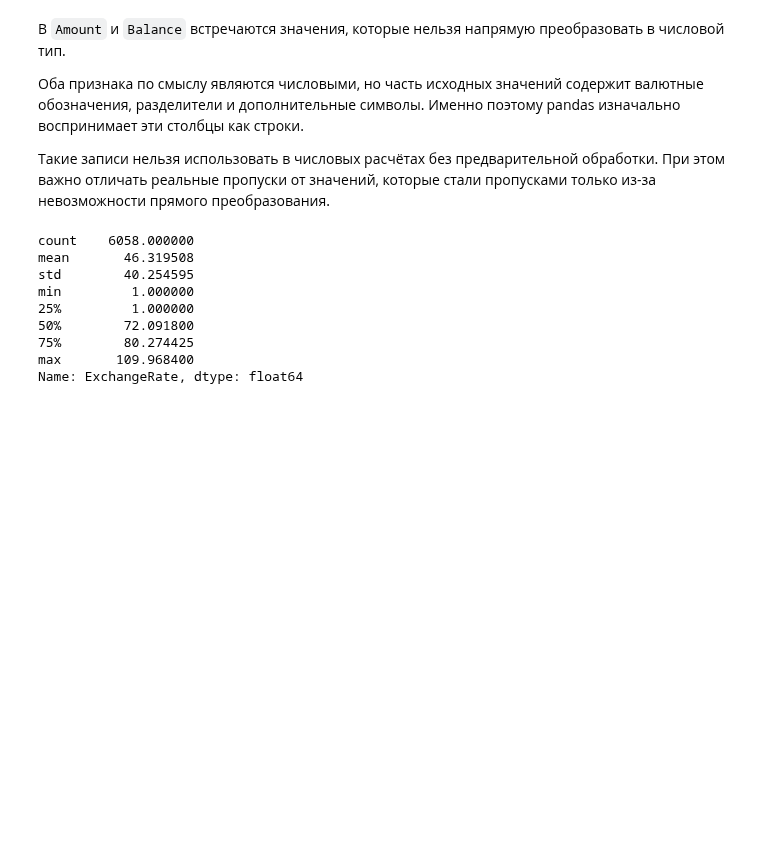
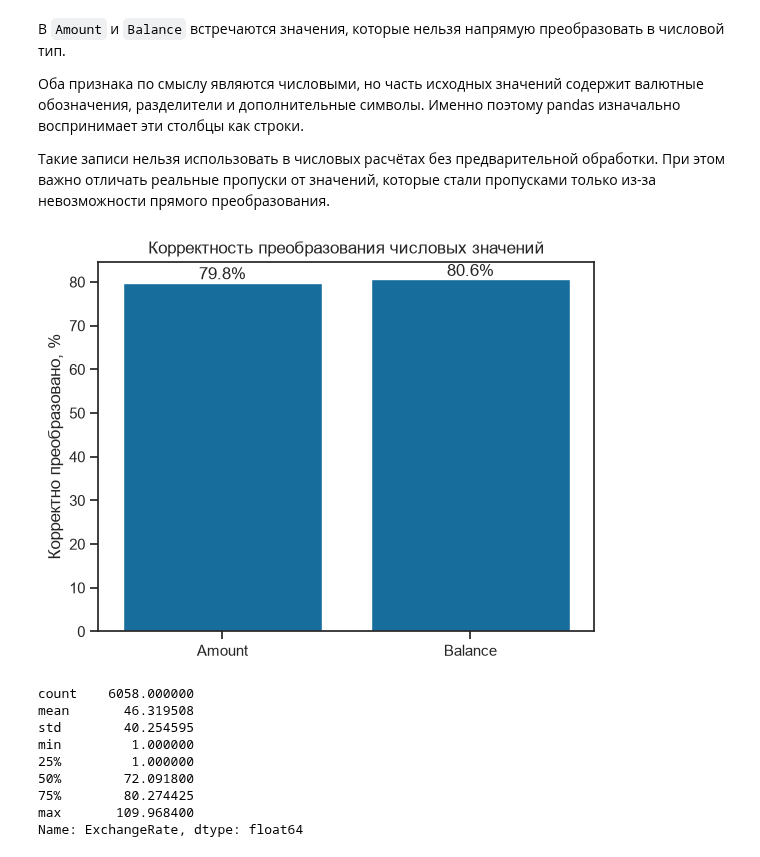
Before and after one commit to polinasimka/Data-Engineering-Project, a Jupyter notebook: notebooks/EDA.ipynb, the cells around one changed output. Cells and saved outputs as stored; diff of their text form; code cells hidden in the pictures; blank space fills up the shorter version.

```diff
--- a/notebooks/EDA.ipynb
+++ b/notebooks/EDA.ipynb
@@ -288,6 +296,22 @@ Name: count, dtype: int64
 Оба признака по смыслу являются числовыми, но часть исходных значений содержит валютные обозначения, разделители и дополнительные символы. Именно поэтому pandas изначально воспринимает эти столбцы как строки.
 
 Такие записи нельзя использовать в числовых расчётах без предварительной обработки. При этом важно отличать реальные пропуски от значений, которые стали пропусками только из-за невозможности прямого преобразования.
+# %%
+numeric_validity = pd.DataFrame({
+    "Признак": ["Amount", "Balance"],
+    "Корректно преобразовано, %": [
+        amount_numeric.notna().sum() / data["Amount"].notna().sum() * 100,
+        balance_numeric.notna().sum() / data["Balance"].notna().sum() * 100
+    ]
+})
+
+ax = sns.barplot(data=numeric_validity, x="Признак", y="Корректно преобразовано, %")
+
+ax.set(title="Корректность преобразования числовых значений", xlabel="", ylabel="Корректно преобразовано, %")
+
+ax.bar_label(ax.containers[0], fmt="%.1f%%");
+# %% [output]
+[figure, added]
 # %%
 data["ExchangeRate"].describe()
 # %% [output]
```
Also changed, not shown: parts of 10 cells of this notebook, 2 other files.
